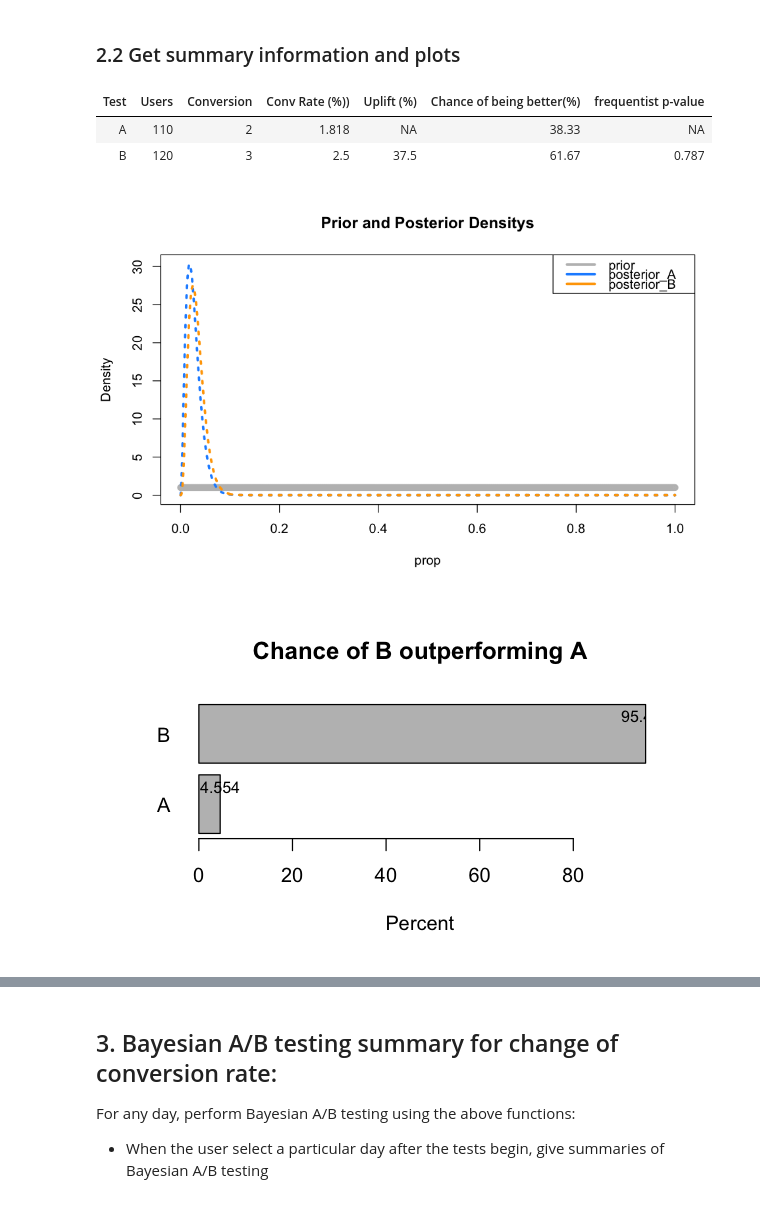
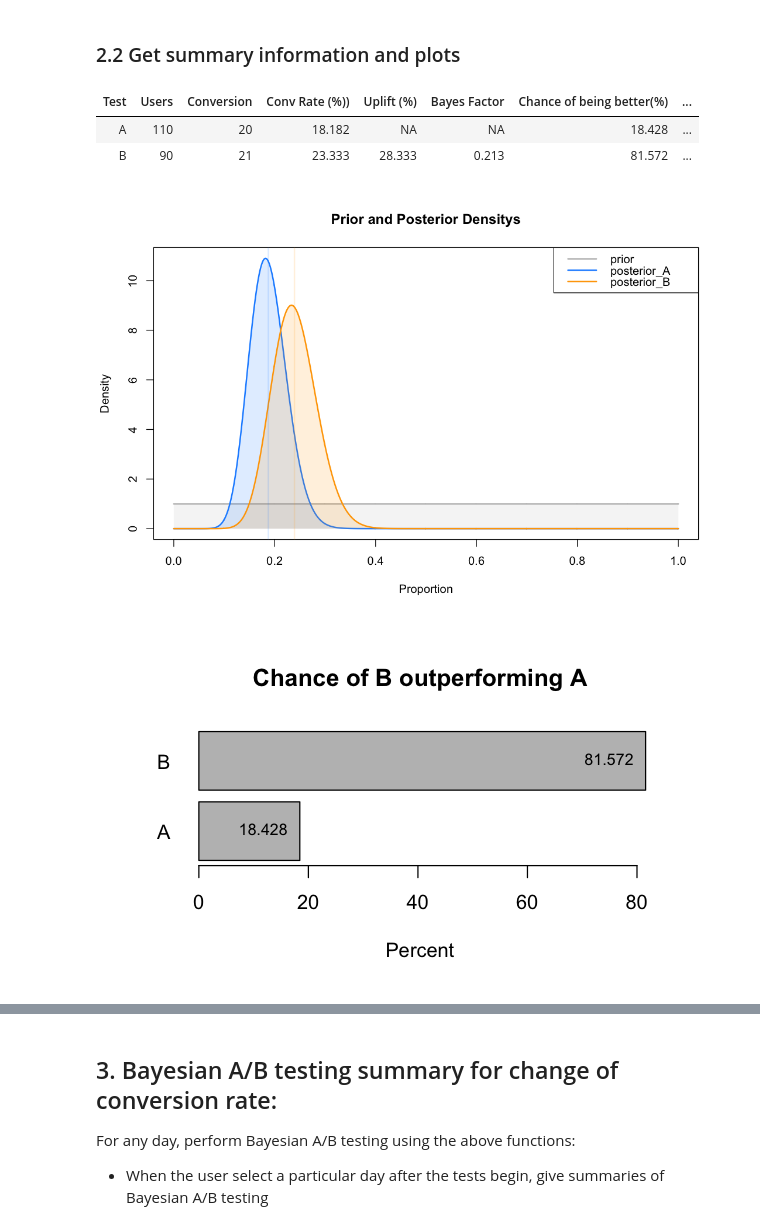
Before and after one commit to tukichen/Bayesian_AB_testing, a Jupyter notebook: Bayesian_AB_testing.ipynb, the cells around one changed output, grey strips where cells are left out. Cells and saved outputs as stored; diff of their text form; code cells hidden in the pictures.

```diff
--- a/Bayesian_AB_testing.ipynb
+++ b/Bayesian_AB_testing.ipynb
@@ -366,0 +357,31 @@ Bayes_AB_test <- function(nA, xA, nB, xB,
+# %%
+# ------------- Best probability Bar chart -----------------#
+bestProb_plot <- function(best_A, best_B){
+        names <-c("A", "B")
+        prob_list = c(best_A, best_B)
+        yy <- barplot(prob_list ,main="Chance of B outperforming A", width = 1, horiz=TRUE,names.arg=names,las=1,
+                xlab = "Percent")
+        ## Add text at top of bars
+        text(y = yy,  x = prob_list, label = prob_list, pos = 2, cex = 0.8)
+
+}
+# %%
+# -------------Plot posterior density of change -----------------#
+posterior_plot <- function(change, mean_change, Cred_LL, Cred_UL){
+    d = density(change )
+    plot(d, main="Posterior Density of proportion change", col = "#009E73" )
+    polygon(d, col='#009E7326', border=NA)
+    abline( v = Cred_LL , lty= 3, lwd=2, col= "grey")
+    abline( v = Cred_UL , lty= 3, lwd=2, col= "grey")
+    abline( v = mean_change , lty= 1, lwd=2, col= "grey")
+
+    # add legend
+    legend("topright",lwd=2, lty= c(1,3),
+           legend= c("Posterior mean", "Credible Interval"),
+           col = c( "grey","grey"),  cex = 0.8
+           )
+    ## Add mean and CI value
+    text(y = 0,  x = mean_change, label = round(mean_change, digits=4) , cex = 0.8)
+    text(y = 0,  x = Cred_LL, label = round(Cred_LL, digits=4) , cex = 0.8)
+    text(y = 0,  x = Cred_UL, label = round(Cred_UL, digits=4) , cex = 0.8)
+}
@@ -367,16 +464,19 @@ Bayes_AB_test <- function(nA, xA, nB, xB,
 # %% [markdown]
 ### 2.2 Get summary information and plots
+# %%
+nA=110; xA=20; nB=90; xB=21
+
+Bayes_AB_test(nA=nA, xA=xA, nB=nB, xB=xB)
+
+options(repr.plot.width=9, repr.plot.height=6)
+Bayes_AB_test(nA=nA, xA=xA, nB=nB, xB=xB, out_data = FALSE, density_plot= TRUE )
+# %% [output]
+| Test | Users | Conversion | Conv Rate (%)) | Uplift (%) | Bayes Factor | Chance of being better(%) | ... |
+| A | 110 | 20 | 18.182 | NA | NA | 18.428 | ... |
+| B | 90 | 21 | 23.333 | 28.333 | 0.213 | 81.572 | ... |
+[figure, added]
 # %%
-Bayes_AB_test(nA=110, xA=2, nB=120, xB=3)
-
-options(repr.plot.width=8, repr.plot.height=5)
-Bayes_AB_test(nA=110, xA=2, nB=120, xB=3, out_data = FALSE, density_plot= TRUE )
-
 options(repr.plot.width=5, repr.plot.height=3)
-Bayes_AB_test(nA=110, xA=2, nB=40, xB=3, out_data = FALSE, bestProb_plot= TRUE )
+Bayes_AB_test(nA=nA, xA=xA, nB=nB, xB=xB, out_data = FALSE, bestProb_plot= TRUE )
 # %% [output]
-| Test | Users | Conversion | Conv Rate (%)) | Uplift (%) | Chance of being better(%) | frequentist p-value |
-| A | 110 | 2 | 1.818 | NA | 38.33 | NA |
-| B | 120 | 3 | 2.5 | 37.5 | 61.67 | 0.787 |
-[figure, old version]
+[figure, new version]
-[figure, removed]
```
Also changed, not shown: parts of 39 cells of this notebook, 5 other files.
